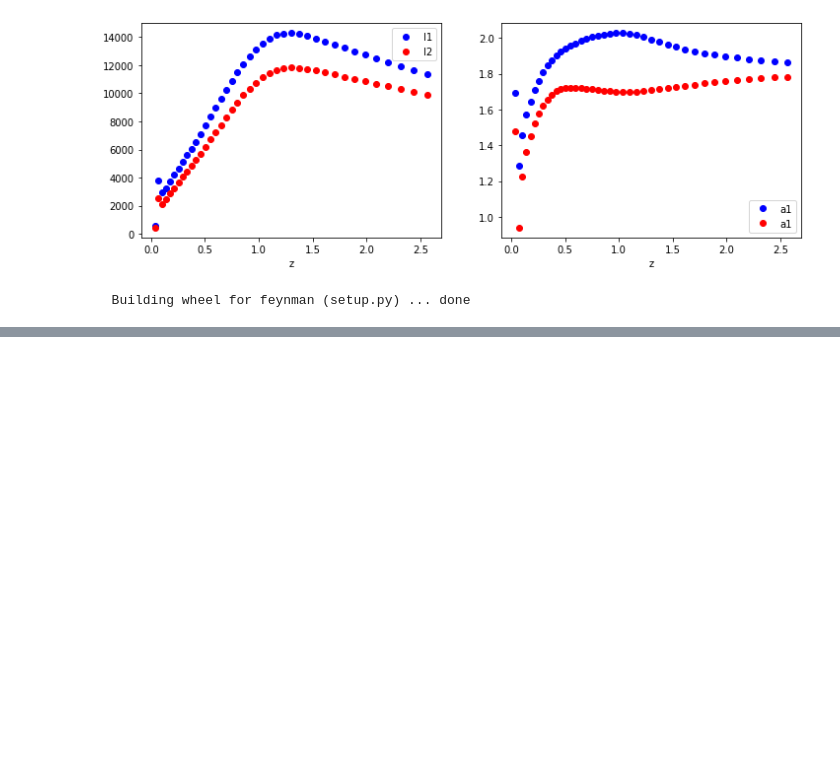
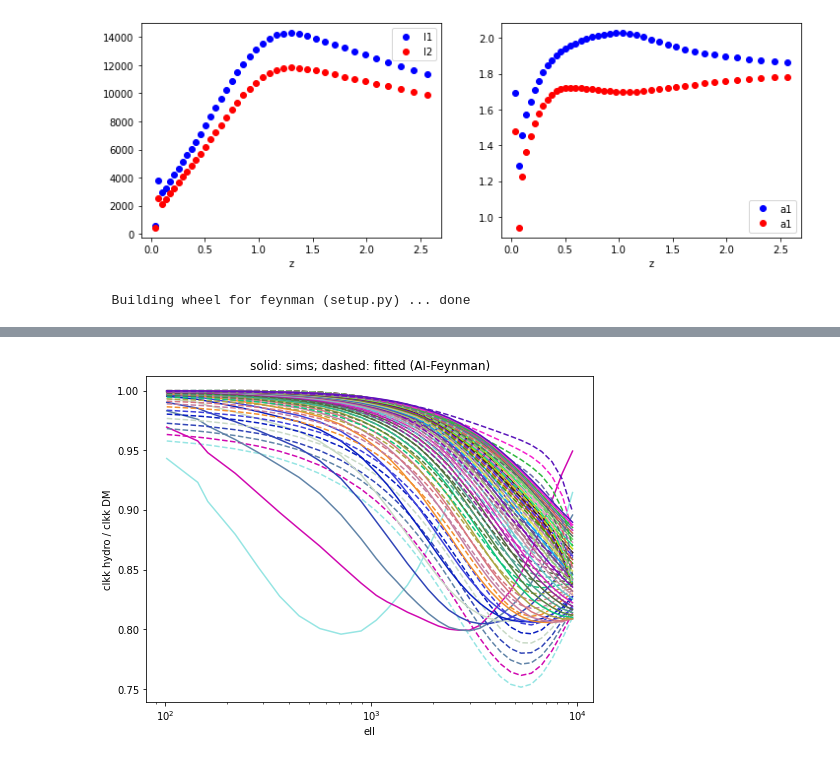
Before and after one commit to liuxx479/kappaTNG, a Jupyter notebook: Clkk_fitting_formula.ipynb, the cells around one changed output, grey strips where cells are left out. Saved outputs shown, nothing was run; the diff lists cells and outputs as text; code cells hidden in the pictures; blank space fills up the shorter version.

```diff
--- a/Clkk_fitting_formula.ipynb
+++ b/Clkk_fitting_formula.ipynb
@@ -96,0 +136,20 @@ ratios
+# %%
+fitted_func = lambda x0, x1: cos(-0.0541633815849298*x0**3 - 1.47466027666912e-5*x0**2*x1 + 0.327612012428372*x0**2 + 4.0149319853229e-9*x0*x1**2 + 3.67312552851255e-6*x0*x1 - 0.589653564688882*x0 + 1.09311134922405e-12*x1**3 - 2.76052225357658e-8*x1**2 + 0.000199463428617564*x1 + 0.291165295686544)
+## x0, x1 are z, ell
+# %%
+seed(20)
+f, ax = subplots(1,1,figsize=(8,6))
+for i in range(40):
+  icolor=rand(3)
+  iz=zs[i]
+  ell, iratio = ratios[i,:,0], ratios[i,:,1]
+  iratio_pred = fitted_func(iz, ell)
+  ax.plot(ell, iratio, color=icolor)
+  ax.plot(ell, iratio_pred, '--', color=icolor)
+ax.set_xlabel('ell')
+ax.set_ylabel('clkk hydro / clkk DM')
+ax.set_xscale('log')
+ax.set_title('solid: sims; dashed: fitted (AI-Feynman)')
+show()
+# %% [output]
+[figure, added]
```
Also changed, not shown: parts of 8 cells of this notebook.
